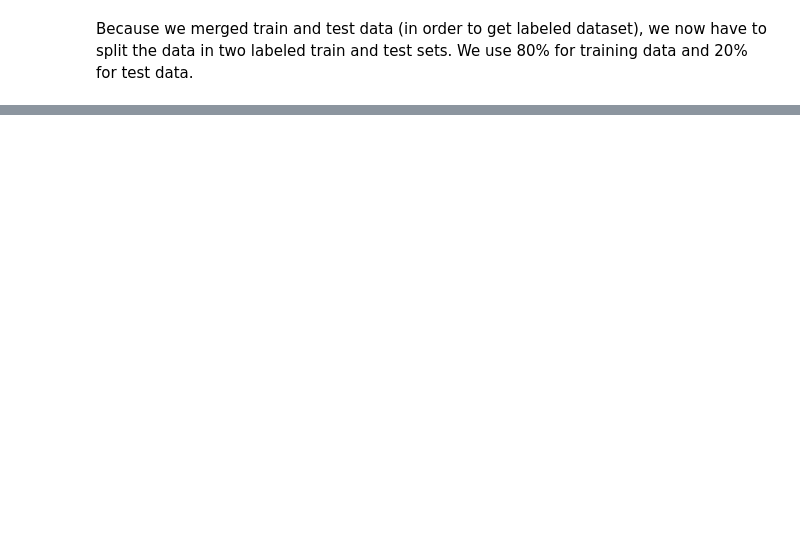
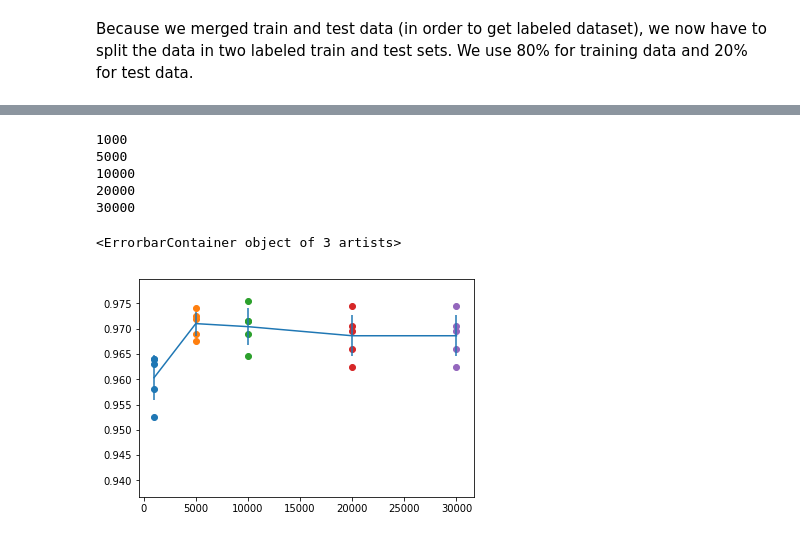
Before and after one commit to Dareon4/interview_assignment, a Jupyter notebook: assignment.ipynb, the cells around one changed output, grey strips where cells are left out. Cells and saved outputs as stored; diff of their text form; code cells hidden in the pictures; blank space fills up the shorter version.

```diff
--- a/assignment.ipynb
+++ b/assignment.ipynb
@@ -154,0 +168,47 @@ print('{} / {} correct. Accuracy: {}'.format(num_correct, X_test.shape[0], accur
+# %%
+# Default hyperparameters
+N_GRAMS_SIZE = (3, 3) # sizes of n-grams to be used
+MIN_DF = 2 # minimal occurences of token for it to appear in features
+MAX_FEATURES = 20000 # Maximum number of top features to select
+
+max_features_choices = [1000, 5000, 10000, 20000, 30000]
+
+accuracies = {}
+
+for max_f in max_features_choices:
+    print(max_f)
+
+    MAX_FEATURES = max_f
+    accuracies[max_f] = []
+
+    for n in range(num_folds):
+        X_train_val = np.concatenate([n_requests_folds[i] for i in range(num_folds) if i != n])
+        y_train_val = np.concatenate([n_labels_folds[i] for i in range(num_folds) if i != n])
+        X_test_val = n_requests_folds[n]
+        y_test_val = n_labels_folds[n]
+
+        X_train_val, X_test_val = tokenize_and_vectorize(X_train_val, y_train_val, X_test_val)
+
+        classifier = LinearSVC()
+        classifier.fit(X_train_val, y_train_val)
+
+        y_test_val_pred = classifier.predict(X_test_val)
+        accuracies[max_f].append(np.sum(y_test_val_pred == y_test_val) / y_test_val.shape[0])
+
+# Plot the accuracies
+accuracies_means = np.array([np.mean(v) for k,v in accuracies.items()])
+accuracies_stds = np.array([np.std(v) for k,v in accuracies.items()])
+
+for max_f in max_features_choices:
+    acc = accuracies[max_f]
+    plt.scatter([max_f] * len(acc), acc)
+
+plt.errorbar([max_f for max_f in max_features_choices], accuracies_means, yerr=accuracies_stds)
+# %% [output]
+1000
+5000
+10000
+20000
+30000
+<ErrorbarContainer object of 3 artists>
+[figure, added]
```
Also changed, not shown: parts of 22 cells of this notebook, 1 other file.
